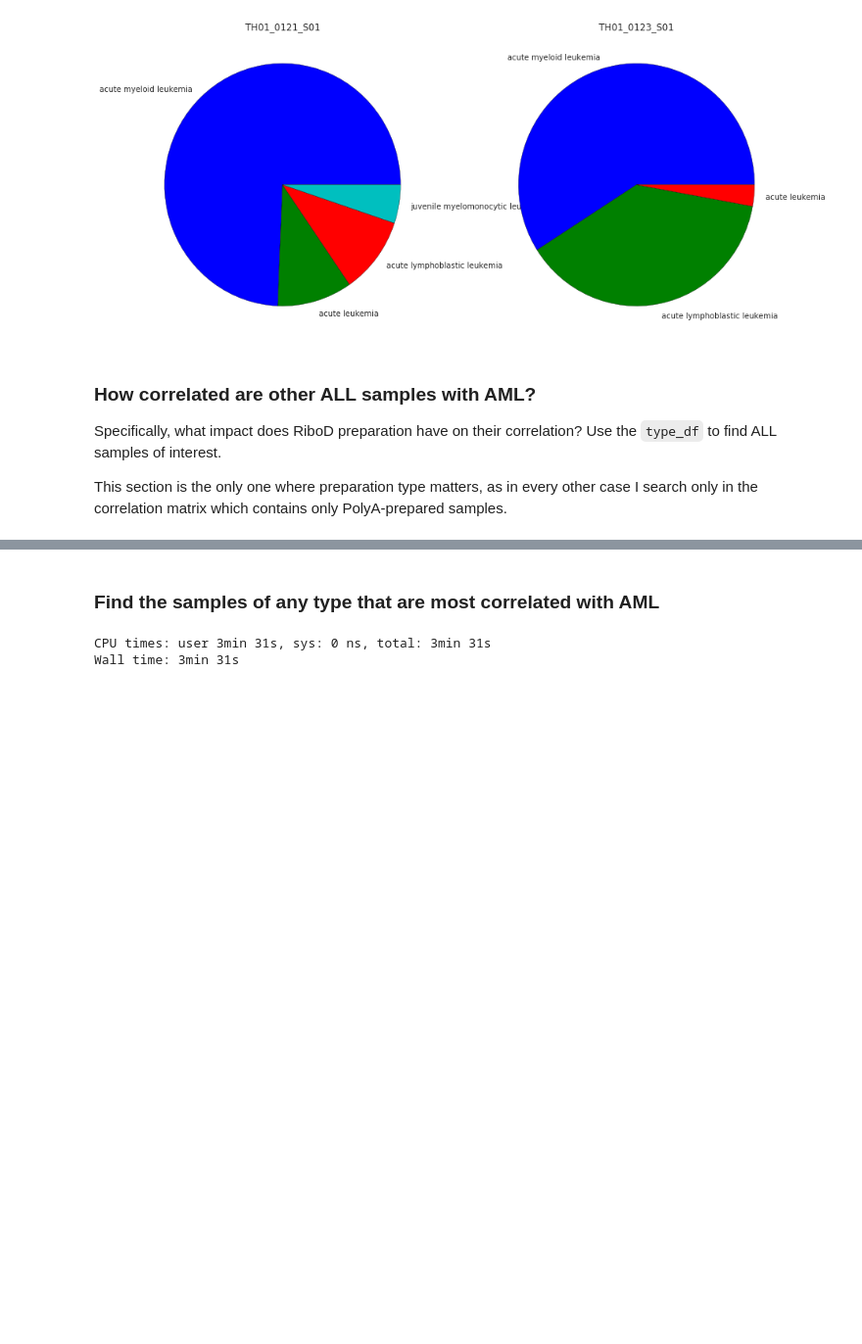
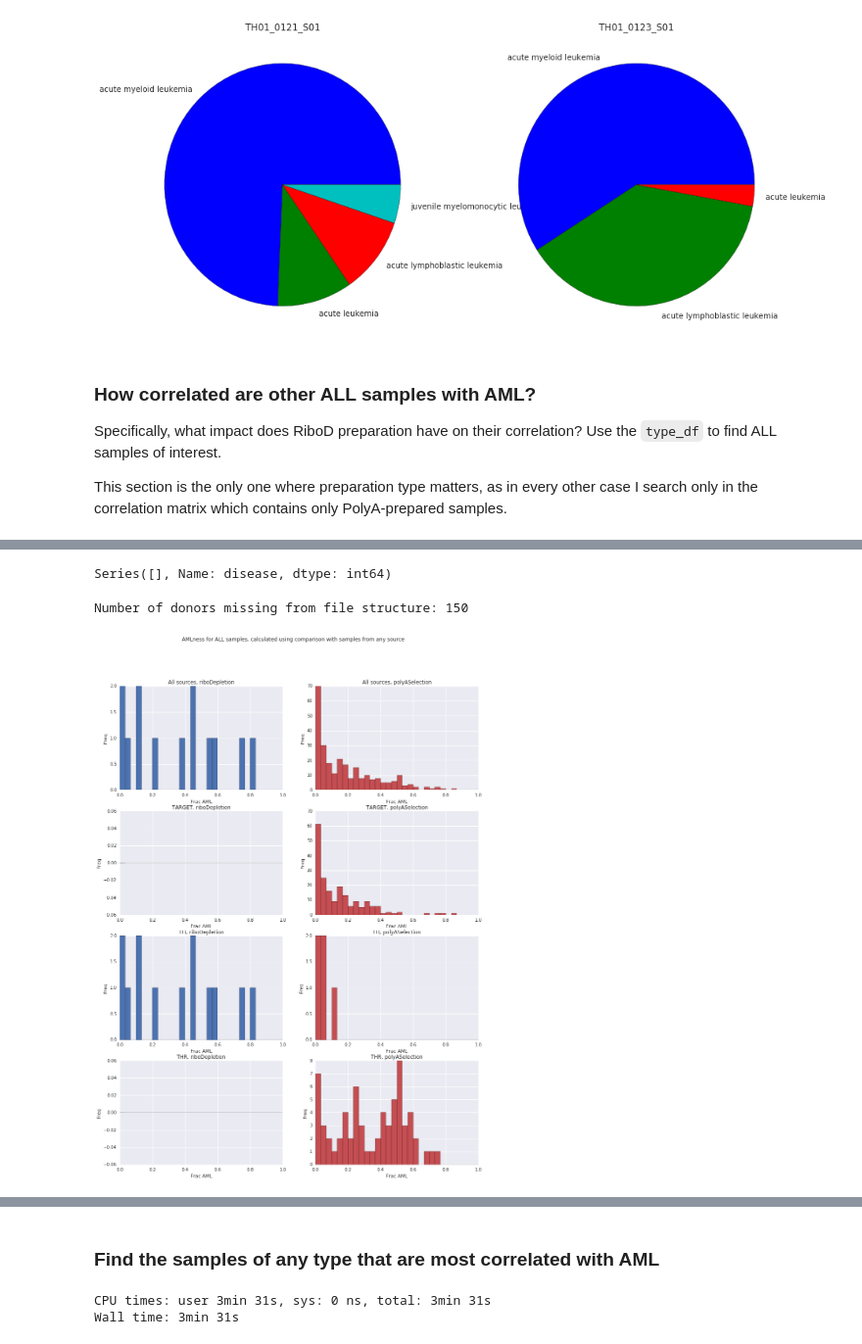
Before and after one commit to KellerJordan/TURG-Research, a Jupyter notebook: Analysis.ipynb, the cells around one changed output, grey strips where cells are left out. Shown at 98% size. Saved outputs shown, nothing was run; the diff lists cells and outputs as text; code cells hidden in the pictures; blank space fills up the shorter version.

```diff
--- a/Analysis.ipynb
+++ b/Analysis.ipynb
@@ -77,12 +184,17 @@ This section is the only one where preparation type matters, as in every other c
+# %%
+s_sample_df.loc[s_sample_df['source'] == 'THR'].loc[s_sample_df['corr'] > 0.87].sort_values(by=['corr'], ascending=False)['disease'].value_counts()
+# %% [output]
+Series([], Name: disease, dtype: int64)
 # %%
-def plot_correlations(same_src, suptitle):
+def plot_correlations(suptitle, same_src=True, diff_src=True):
     samples_with_ALL = get_samples_by_disease(ALL, type_df, meta_df)
     fracs_aml = pd.Series()
     sources = pd.Series()
     prep_types = pd.Series()
     for sample_id in samples_with_ALL:
 
-        disease_distrib = diseases_correlated_above_threshold(sample_id, corr_df, type_df, same_src=same_src)
+        disease_distrib = diseases_correlated_above_threshold(sample_id, corr_df, type_df,
+                                                              same_src=same_src, diff_src=diff_src)
         if disease_distrib is not None:
             fracs_aml[sample_id] = disease_distrib[AML] if AML in disease_distrib else 0.0
 
@@ -147,3 +259,9 @@ def plot_criterion(df, criterion=None, title=None, range=(0, 1), color='blue', a
         plt.title(title)
     plt.xlabel('Frac AML')
     plt.ylabel('Freq')
+# %%
+%%time
+plot_correlations(suptitle='AMLness for ALL samples, calculated using comparison with samples from any source')
+# %% [output]
+Number of donors missing from file structure: 150
+[figure, added]
```
Also changed, not shown: parts of 11 cells of this notebook, 6 other files.
